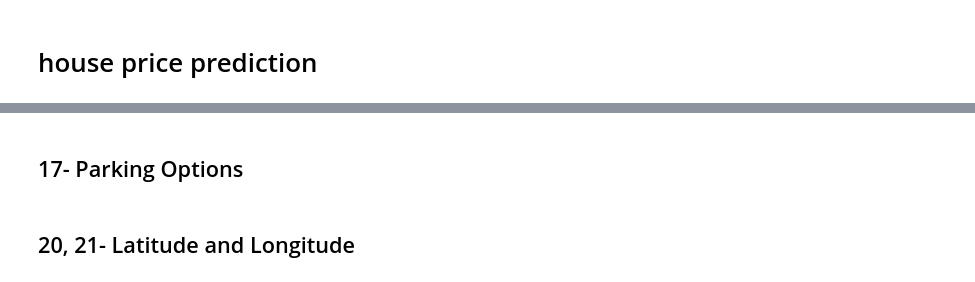
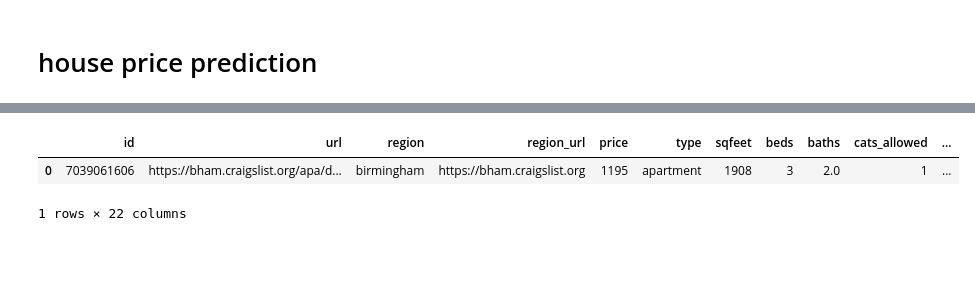
Before and after one commit to blurred-machine/Real-Estate-Rental-Pricing-Prediction-End-to-End-ML-Project, a Jupyter notebook: housepriceprediction.ipynb, the cells around one changed output, grey strips where cells are left out. Saved outputs shown, nothing was run; the diff lists cells and outputs as text; code cells hidden in the pictures; blank space fills up the shorter version.

```diff
--- a/housepriceprediction.ipynb
+++ b/housepriceprediction.ipynb
@@ -231,4 +2,0 @@ laundry_df.head()
-# %% [markdown]
-## 17- Parking Options
-# %% [markdown]
-## 20, 21- Latitude and Longitude
@@ -234,0 +55,7 @@ laundry_df.head()
+# %%
+df = pd.read_csv("housing_train.csv")
+df.head(1)
+# %% [output]
+|  | id | url | region | region_url | price | type | sqfeet | beds | baths | cats_allowed | ... |
+| 0 | 7039061606 | https://bham.craigslist.org/apa/d... | birmingham | https://bham.craigslist.org | 1195 | apartment | 1908 | 3 | 2.0 | 1 | ... |
+1 rows × 22 columns
```
Also changed, not shown: parts of 108 cells of this notebook, 1 other file.
